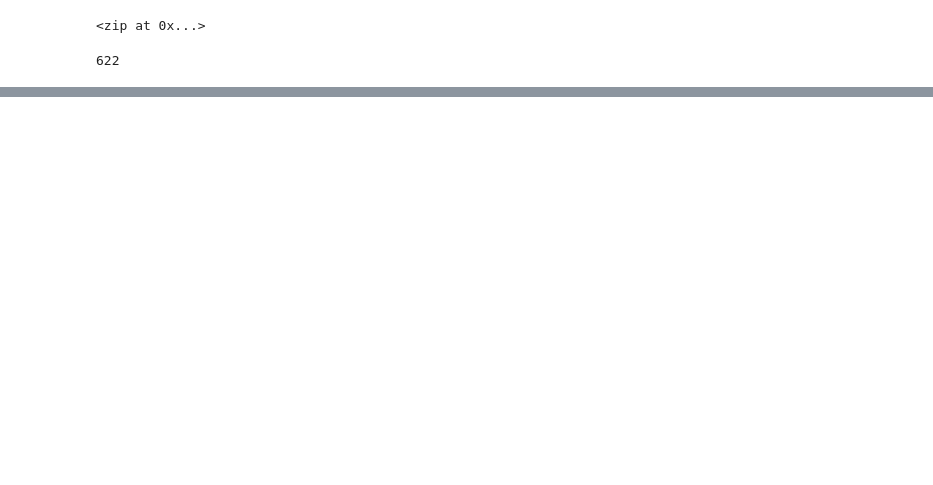
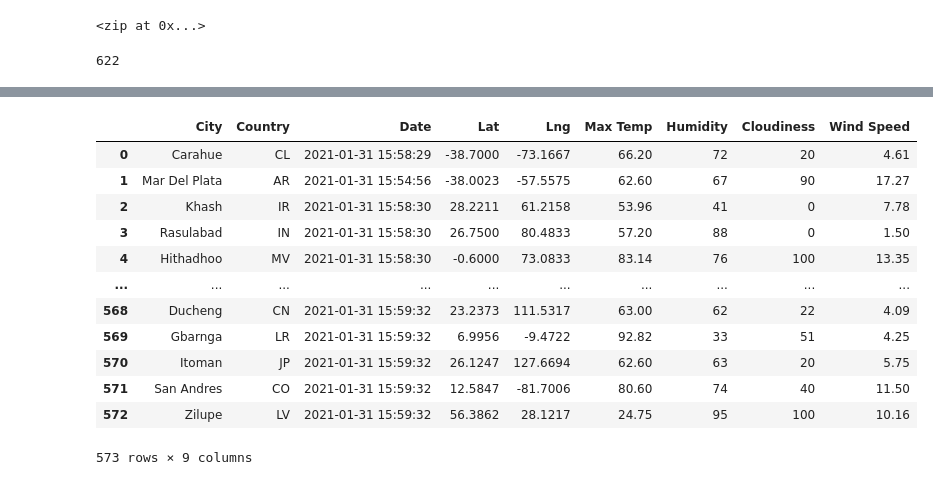
Before and after one commit to BrianForth/World_Weather_Analysis, a Jupyter notebook: WeatherPy.ipynb, the cells around one changed output, grey strips where cells are left out. Drawn from its saved outputs; the diff is of its cells as text; code cells hidden in the pictures; blank space fills up the shorter version.

Commit message:
Changed .gitignore and WeatherPy

```diff
--- a/WeatherPy.ipynb
+++ b/WeatherPy.ipynb
@@ -4,6 +4,13 @@ import pandas as pd
 import matplotlib.pyplot as plt
 import numpy as np
 from citipy import  citipy
+from datetime import datetime
+# Import requests library
+import requests
+# Import API key
+from config import weather_api_key
+# Starting URL for Weather Map API Call
+url = "http://api.openweathermap.org/data/2.5/weather?units=Imperial&APPID=" + weather_api_key
 # %%
 # Create random lat-long pairs
 lats = np.random.uniform(-90.000, 90.000, size=1500)
@@ -30,0 +117,4 @@ len(cities)
+# %%
+# Convert dictionary array to DF
+city_data_df = pd.DataFrame(city_data)
+city_data_df.head(10)
@@ -30,0 +133,18 @@ len(cities)
+# %%
+new_column_order = ["City", "Country", "Date", "Lat", "Lng", "Max Temp", "Humidity", "Cloudiness", "Wind Speed"]
+city_data_df = city_data_df[new_column_order]
+city_data_df
+# %% [output]
+|  | City | Country | Date | Lat | Lng | Max Temp | Humidity | Cloudiness | Wind Speed |
+| 0 | Carahue | CL | 2021-01-31 15:58:29 | -38.7000 | -73.1667 | 66.20 | 72 | 20 | 4.61 |
+| 1 | Mar Del Plata | AR | 2021-01-31 15:54:56 | -38.0023 | -57.5575 | 62.60 | 67 | 90 | 17.27 |
+| 2 | Khash | IR | 2021-01-31 15:58:30 | 28.2211 | 61.2158 | 53.96 | 41 | 0 | 7.78 |
+| 3 | Rasulabad | IN | 2021-01-31 15:58:30 | 26.7500 | 80.4833 | 57.20 | 88 | 0 | 1.50 |
+| 4 | Hithadhoo | MV | 2021-01-31 15:58:30 | -0.6000 | 73.0833 | 83.14 | 76 | 100 | 13.35 |
+| ... | ... | ... | ... | ... | ... | ... | ... | ... | ... |
+| 568 | Ducheng | CN | 2021-01-31 15:59:32 | 23.2373 | 111.5317 | 63.00 | 62 | 22 | 4.09 |
+| 569 | Gbarnga | LR | 2021-01-31 15:59:32 | 6.9956 | -9.4722 | 92.82 | 33 | 51 | 4.25 |
+| 570 | Itoman | JP | 2021-01-31 15:59:32 | 26.1247 | 127.6694 | 62.60 | 63 | 20 | 5.75 |
+| 571 | San Andres | CO | 2021-01-31 15:59:32 | 12.5847 | -81.7006 | 80.60 | 74 | 40 | 11.50 |
+| 572 | Zilupe | LV | 2021-01-31 15:59:32 | 56.3862 | 28.1217 | 24.75 | 95 | 100 | 10.16 |
+573 rows × 9 columns
```
Also changed, not shown: parts of 4 cells of this notebook, 2 other files.
